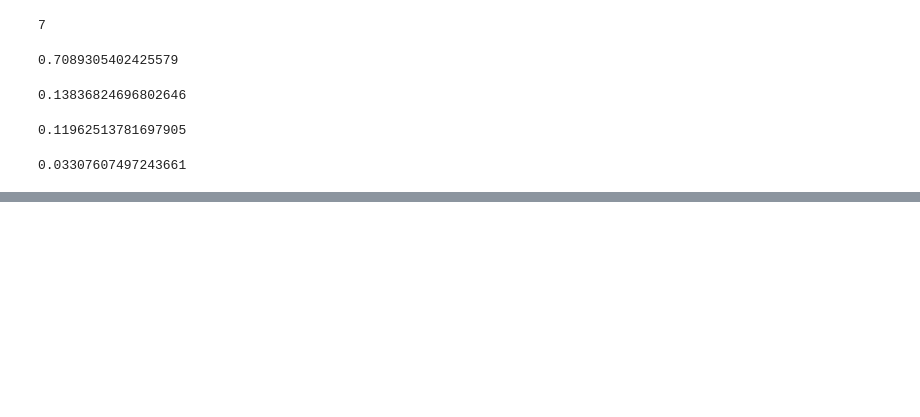
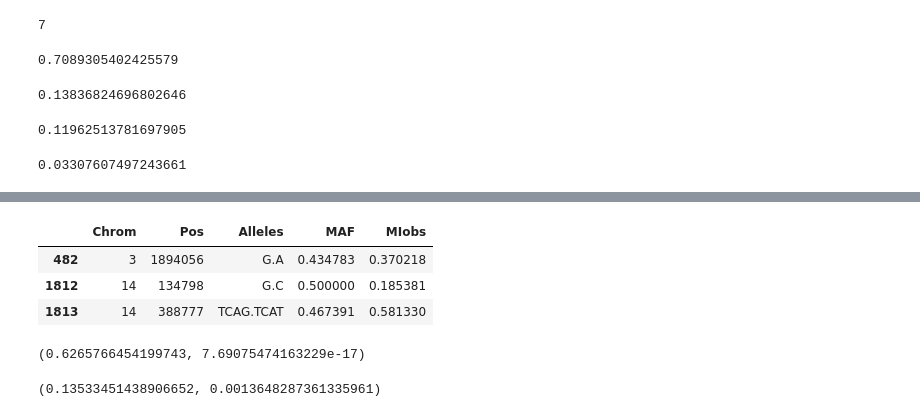
Before and after one commit to magwenelab/Self-Filamentation_B3502_progeny, a Jupyter notebook: SCRIPTS/QTL_Filamentation-Fig4.ipynb, the cells around one changed output, grey strips where cells are left out. Drawn from its saved outputs; the diff is of its cells as text; code cells hidden in the pictures; blank space fills up the shorter version.

```diff
--- a/SCRIPTS/QTL_Filamentation-Fig4.ipynb
+++ b/SCRIPTS/QTL_Filamentation-Fig4.ipynb
@@ -78,8 +81,14 @@ centlocs.head()
 | 3 | 4 | 222000 | 273992 |
 | 4 | 5 | 784047 | 849321 |
 # %%
-## Bring in phenotype data from Dr. Sheng Sun
+## Bring in phenotype data from Dr.Sheng Sun
+## Set path to phenotype data which I processed
+phenopath = '../PHENOTYPE/PROCESSED/Cellsize_shape_phenotype.csv.gz'
+
+## Load in phenotypes
 pheno = pd.read_csv(phenopath)
+
+## View head of dataframe
 pheno.head()
 # %% [output]
 |  | Strain | Basidium | Phenotype_Short | Set | Phenotype_Description | Binary | Trinary | Quaternary |
@@ -132,0 +132,10 @@ clones.head()
+# %%
+## Attack of the clones
+## Set path to the dataframe with clone informations
+clonepath = '../GENOTYPE/DATA/Clones.csv'
+
+## Load in clones
+clones = pd.read_csv(clonepath)
+
+## View head
+clones.head()
@@ -877,0 +471,11 @@ sigloci[samples].T.corr(method='spearman')
+# %%
+## Find loci above threshold and print to screen
+sigloci = res[(res.MIobs>=thres)]
+
+## View loci information
+sigloci[['Chrom','Pos','Alleles','MAF','MIobs']]
+# %% [output]
+|  | Chrom | Pos | Alleles | MAF | MIobs |
+| 482 | 3 | 1894056 | G.A | 0.434783 | 0.370218 |
+| 1812 | 14 | 134798 | G.C | 0.500000 | 0.185381 |
+| 1813 | 14 | 388777 | TCAG.TCAT | 0.467391 | 0.581330 |
@@ -877,0 +494,18 @@ sigloci[samples].T.corr(method='spearman')
+# %%
+## What is the variation explained
+## at the RIC8 locus
+ric8_r, ric8_pval = ss.pearsonr(pheno[pheno_label].values, pheno.RIC8.values)
+
+## Print the r-squared and associated p-value
+ric8_r**2, ric8_pval
+# %% [output]
+(0.6265766454199743, 7.69075474163229e-17)
+# %%
+## What is the variation explianed at the
+## RHO locus
+rho_r, rho_pval = ss.pearsonr(pheno[pheno_label].values,pheno.RHO.values)
+
+## Print the r-squared and the assoicated p-value
+rho_r**2, rho_pval
+# %% [output]
+(0.13533451438906652, 0.0013648287361335961)
```
Also changed, not shown: parts of 60 cells of this notebook, 8 other files.
